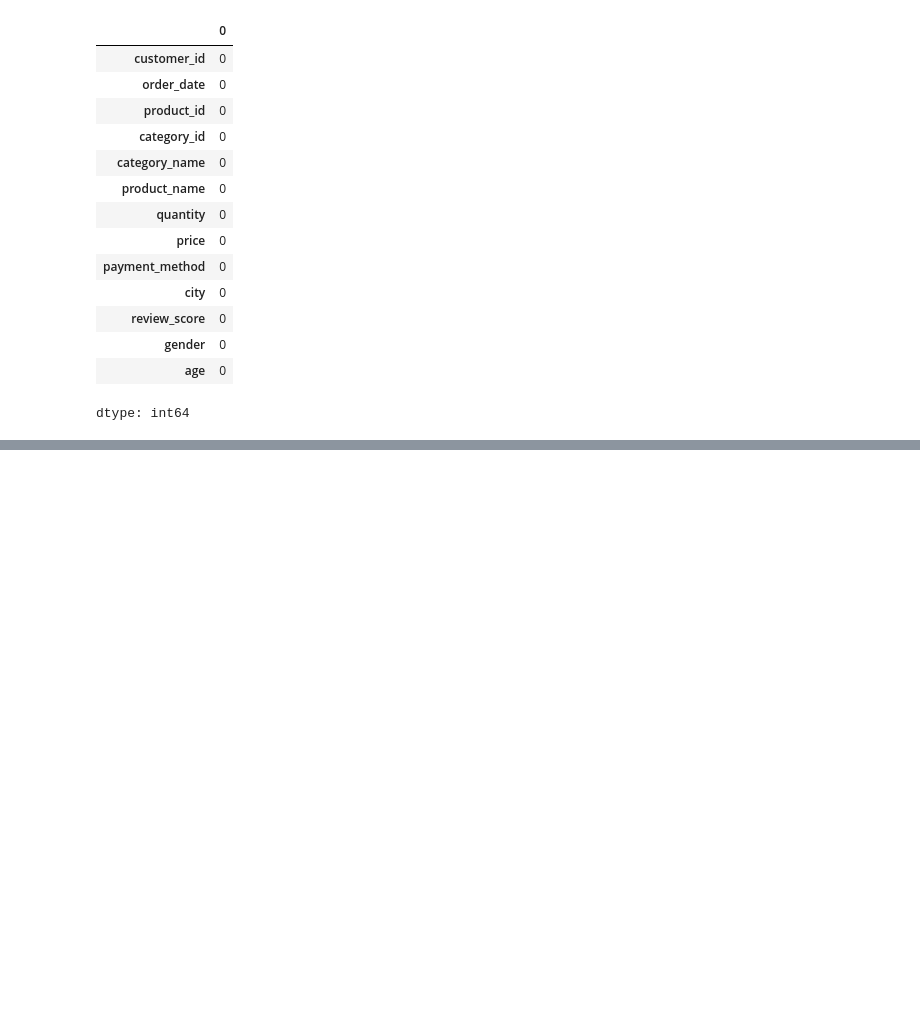
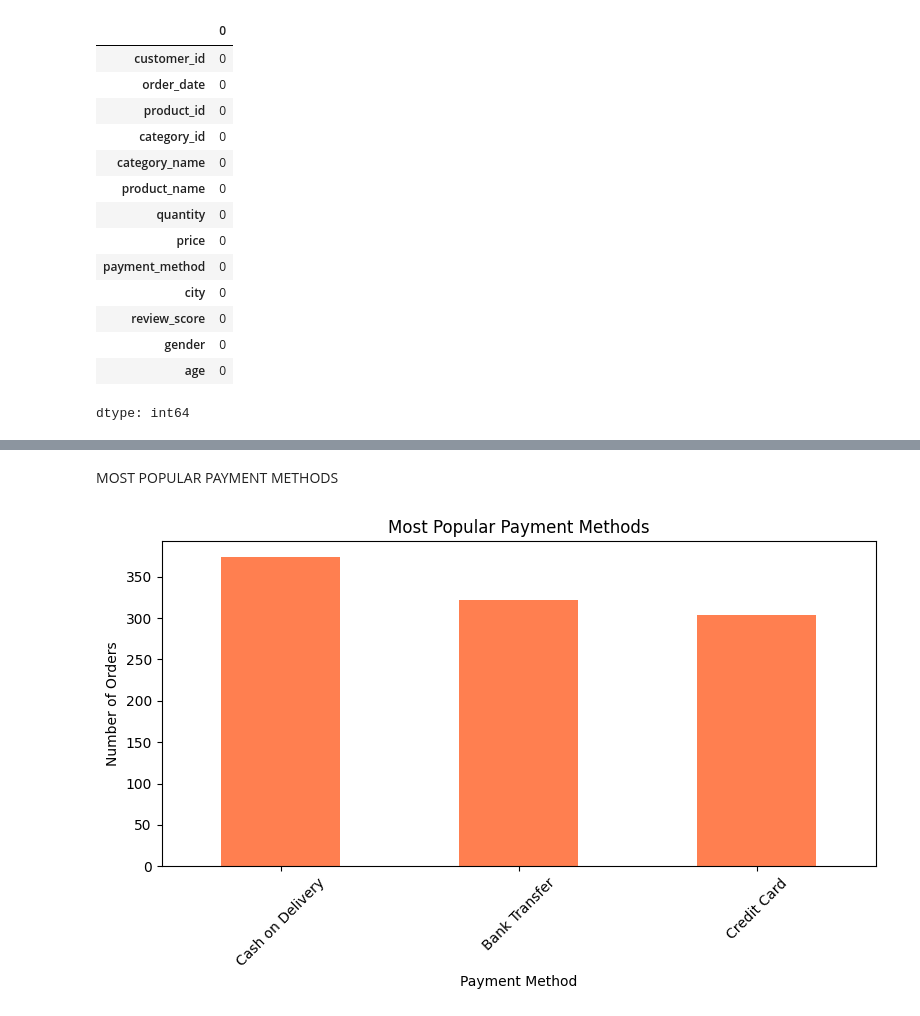
Before and after one commit to PatriciaKiarie04/e-commerce-dataset, a Jupyter notebook: Online_Retail_&_E_Commerce_dataset.ipynb, the cells around one changed output, grey strips where cells are left out. Cells and saved outputs as stored; diff of their text form; code cells hidden in the pictures; blank space fills up the shorter version.

```diff
--- a/Online_Retail_&_E_Commerce_dataset.ipynb
+++ b/Online_Retail_&_E_Commerce_dataset.ipynb
@@ -108,0 +154,13 @@ dtype: int64
+# %% [markdown]
+MOST POPULAR PAYMENT METHODS
+# %%
+plt.figure(figsize=(8,5))
+df['payment_method'].value_counts().plot(kind='bar', color='coral')
+plt.title('Most Popular Payment Methods')
+plt.xlabel('Payment Method')
+plt.ylabel('Number of Orders')
+plt.xticks(rotation=45)
+plt.tight_layout()
+plt.show()
+# %% [output]
+[figure, added]
```
Also changed, not shown: parts of 20 cells of this notebook.
